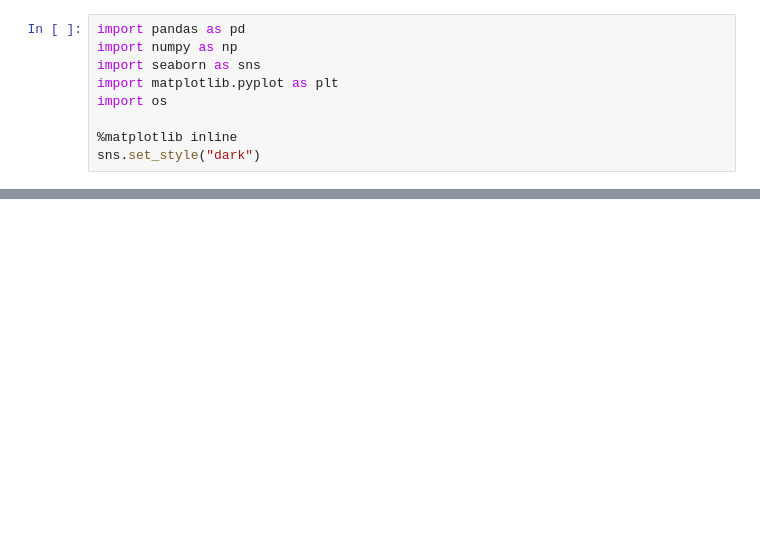
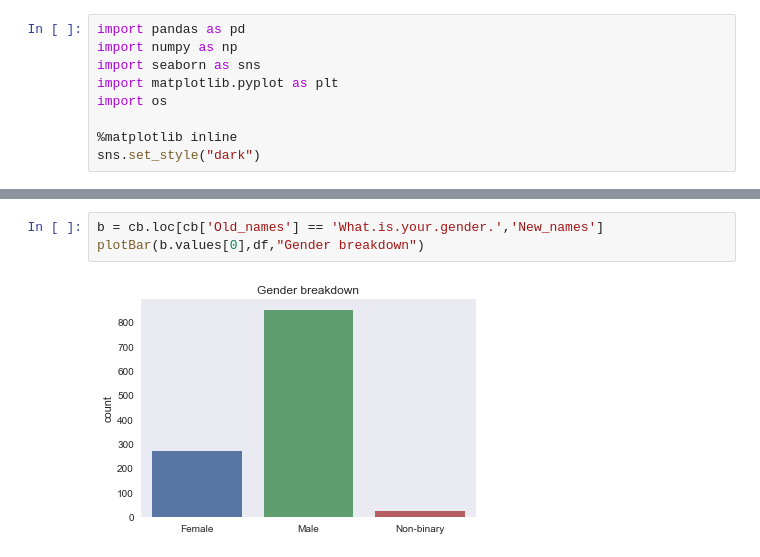
Before and after one commit to abimur-123/Mentalhealth_project, a Jupyter notebook: scripts/Data_EDA.ipynb, the cells around one changed output, grey strips where cells are left out. Cells and saved outputs as stored; diff of their text form; blank space fills up the shorter version.

```diff
--- a/scripts/Data_EDA.ipynb
+++ b/scripts/Data_EDA.ipynb
@@ -242,0 +44,5 @@ plotBar("C16",df,"Discussion with coworkers comfort level?")
+# %%
+b = cb.loc[cb['Old_names'] == 'What.is.your.gender.','New_names']
+plotBar(b.values[0],df,"Gender breakdown")
+# %% [output]
+[figure, added]
```
Also changed, not shown: parts of 40 cells of this notebook, 1 other file.
